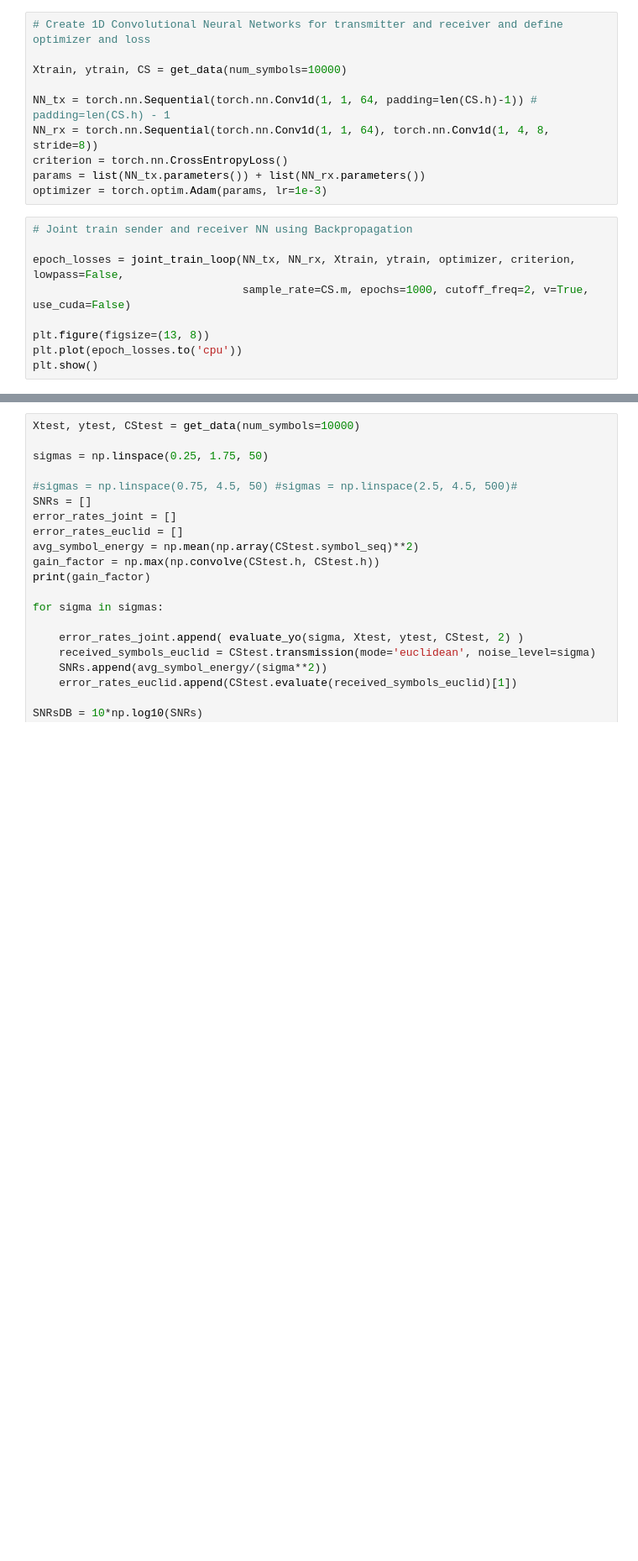
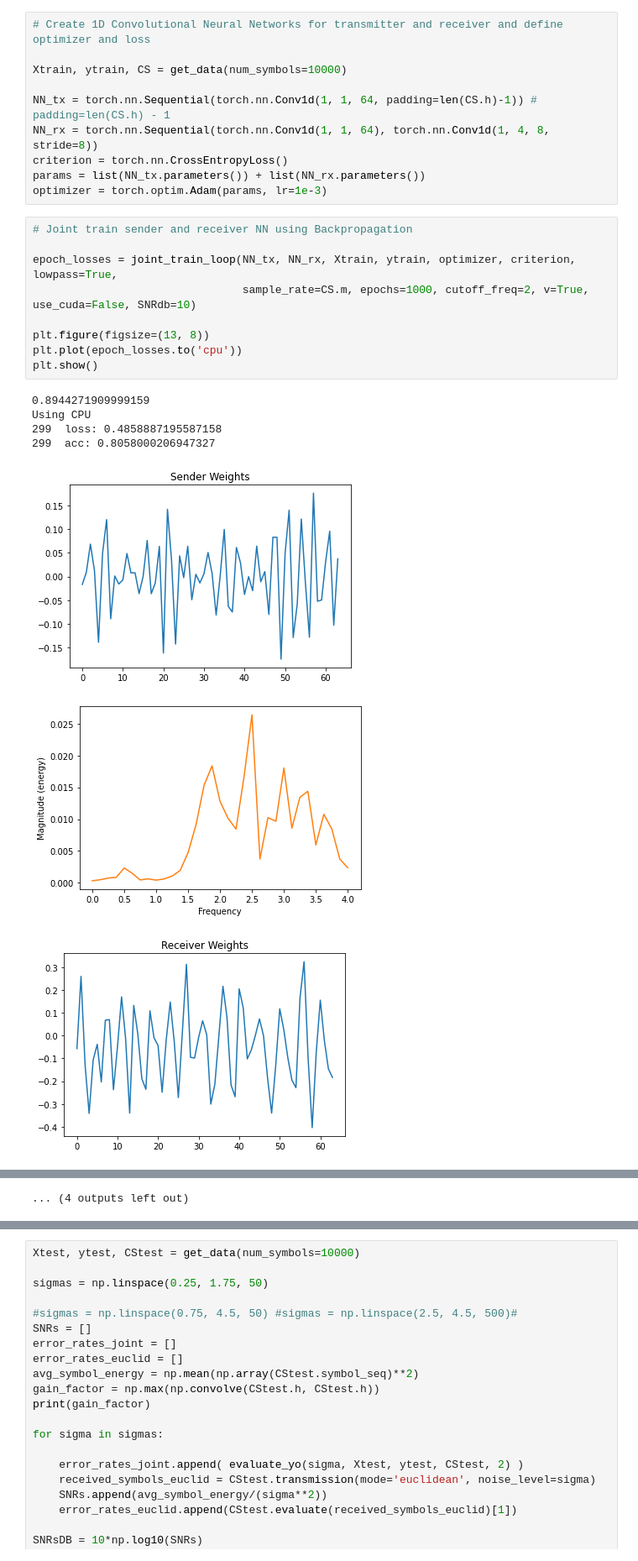
Before and after one commit to FaxMan1/Master-Thesis, a Jupyter notebook: Jupyter/JointTraining.ipynb, the cells around one changed output, grey strips where cells are left out. Shown at 84% size. Saved outputs shown, nothing was run; the diff lists cells and outputs as text; blank space fills up the shorter version.

Commit message:
Joint Training now works!

```diff
--- a/Jupyter/JointTraining.ipynb
+++ b/Jupyter/JointTraining.ipynb
@@ -44,9 +45,17 @@ optimizer = torch.optim.Adam(params, lr=1e-3)
 # %%
 # Joint train sender and receiver NN using Backpropagation
 
-epoch_losses = joint_train_loop(NN_tx, NN_rx, Xtrain, ytrain, optimizer, criterion, lowpass=False,
-                                sample_rate=CS.m, epochs=1000, cutoff_freq=2, v=True, use_cuda=False)
+epoch_losses = joint_train_loop(NN_tx, NN_rx, Xtrain, ytrain, optimizer, criterion, lowpass=True,
+                                sample_rate=CS.m, epochs=1000, cutoff_freq=2, v=True, use_cuda=False, SNRdb=10)
 
 plt.figure(figsize=(13, 8))
 plt.plot(epoch_losses.to('cpu'))
 plt.show()
+# %% [output]
+0.8944271909999159
+Using CPU
+299  loss: 0.4858887195587158
+299  acc: 0.8058000206947327
+[figure, added]
+[figure, added]
+[figure, added]
@@ -53,3 +72,4 @@ plt.show()
+... (4 outputs left out)
 # %%
 # Evaluate
 
```
Also changed, not shown: parts of 6 cells of this notebook, 2 other files.
